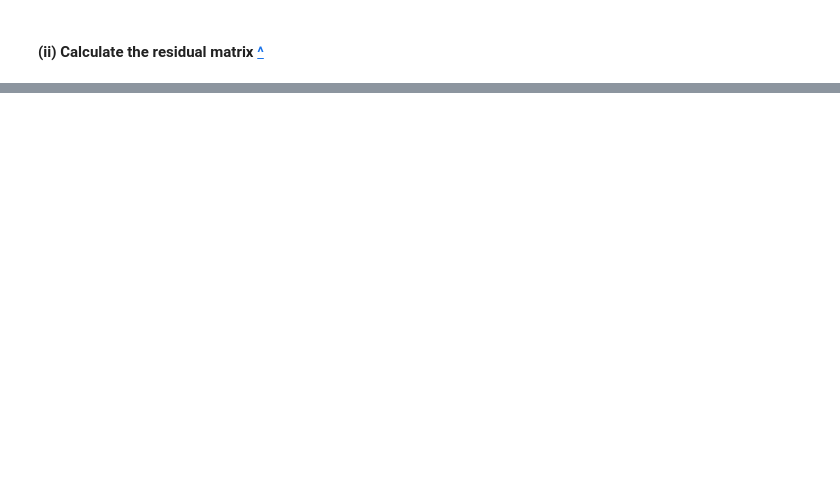
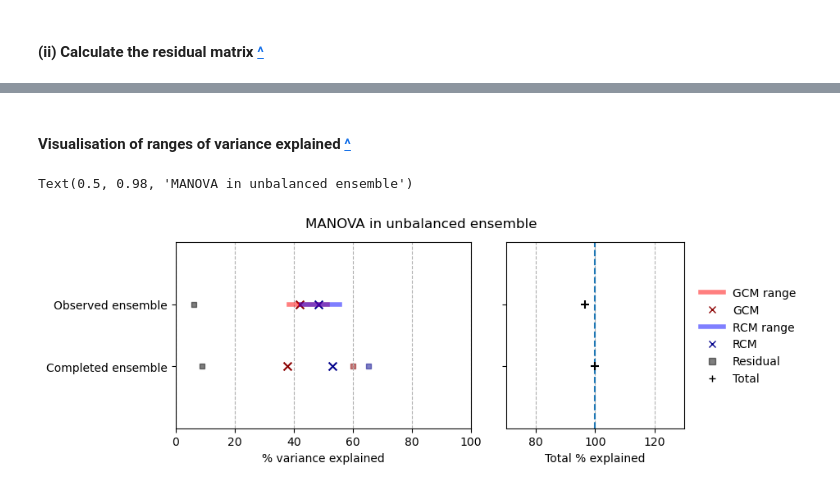
Before and after one commit to clairbarnes/EPP-MANOVA, a Jupyter notebook: EPP-example-code.ipynb, the cells around one changed output, grey strips where cells are left out. Cells and saved outputs as stored; diff of their text form; code cells hidden in the pictures; blank space fills up the shorter version.

```diff
--- a/EPP-example-code.ipynb
+++ b/EPP-example-code.ipynb
@@ -181,13 +270,0 @@ plt.suptitle("EPPs of residuals", y = 1.1, fontweight = "bold")
-# %%
-# estimate 'complete' SSCPs using reweighted fitted effects & residuals
-T_G2 = R * alpha_hat.transpose() @ alpha_hat
-T_R2 = G * beta_hat.transpose() @ beta_hat
-T_E2 = (R-1) * (G-1) * (model2_res.transpose() @ model2_res) / (n - R - G - 1)
-T_2 = T_G2 + T_R2 + T_E2
-
-# reshape all estimated SSCPs to maps
-T_2, T_G2, T_R2, T_E2 = [reshape_to_map(np.diag(T), to_map = Ybar) for T in [T_2, T_G2, T_R2, T_E2]]
-
-# get maps of contribution per grid cell & proportion of trace(T_2)
-est_ve_maps = [T / T_2 * 100 for T in [T_G2, T_R2, T_E2]]
-est_ve = ["\n("+str(int((T.sum() / T_2.sum() * 100).round().values))+"%)" for T in [T_G2, T_R2, T_E2]]
@@ -216,0 +347,60 @@ plt.suptitle("Figure 3: Estimated decomposition of variation in the EuroCORDEX e
+# %%
+#~~~~~~~~~~~~~~~~~~~~~~~~~~~~~~~~~~~~~~~~~~~~~~~~~~~~~~~~~~~~~~~~~~~~~~~~~~~~~~~~~~
+# optional: estimated variance explained by models 1a and 1b in the completed ensemble
+ah_1a = alphahat_1a.stack(s = ("projection_y_coordinate", "projection_x_coordinate")).dropna("s", "any").values
+bh_1b = betahat_1b.stack(s = ("projection_y_coordinate", "projection_x_coordinate")).dropna("s", "any").values
+# %% [markdown]
+<a id='plot-range-of-varexp'></a>
+#### **Visualisation of ranges of variance explained** [^](#top)
+# %%
+# plot of proportion of variance explained
+
+fig, axs = plt.subplots(ncols = 2, figsize = (8,3), dpi = 100, facecolor = "w", sharey = True, gridspec_kw = {'width_ratios' : [1, 0.6]})
+plt.subplots_adjust(wspace = 0.15)
+axs[0].grid(axis = "x", ls = "--", zorder = -99); axs[1].grid(axis = "x", ls = "--")
+
+#~~~~~~~~~~~~~~~~~~~~~~~~~~
+
+axs[0].plot((obs_ve["T_Ga"], obs_ve["T_Gb"]), (0,0), lw = 4, color = "red", alpha = 0.5)
+axs[0].plot((obs_ve["T_Ra"], obs_ve["T_Rb"]), (0,0), lw = 4, color = "blue", alpha = 0.5)
+axs[0].scatter(obs_ve["T_G2"], 0, color = "darkred", marker = "x", s = 50)
+axs[0].scatter(obs_ve["T_R2"], 0, color = "darkblue", marker = "x", s = 50)
+axs[0].scatter(obs_ve["T_res"], 0, marker = "s", s = 20, color = "black", alpha = 0.5)
+axs[0].scatter(est_ve["Tc_G2"], -1, color = "darkred", marker = "x", s = 50)
+axs[0].scatter(est_ve["Tc_R2"], -1, color = "darkblue", marker = "x", s = 50)
+axs[0].scatter(est_ve["Tc_res"], -1, marker = "s", s = 20, color = "black", alpha = 0.5)
+
+axs[0].scatter(R * np.trace(ah_1a.transpose() @ ah_1a) / np.trace(Tc) * 100, -1, marker = "s", s = 20, color = "darkred", alpha = 0.5)
+axs[0].scatter(G * np.trace(bh_1b.transpose() @ bh_1b) / np.trace(Tc) * 100, -1, marker = "s", s = 20, color = "darkblue", alpha = 0.5)
+
+axs[0].set_ylim(-2,1); axs[0].set_yticks([0,-1]); axs[0].set_yticklabels(["Observed ensemble", "Completed ensemble"])
+axs[0].set_xlim(0,100,10)
+
+#~~~~~~~~~~~~~~~~~~~~~~~~~~
+
+axs[1].scatter(sum([obs_ve[v] for v in ["T_G2", "T_R2", "T_res"]]), 0, marker = "+", s = 50, color = "black")
+axs[1].scatter(sum([est_ve[v] for v in ["Tc_G2", "Tc_R2", "Tc_res"]]), -1, marker = "+", s = 50, color = "black", zorder = 99)
+axs[1].plot((sum([obs_ve[v] for v in ["T_Ga", "T_Ra", "T_res"]]), sum([obs_ve[v] for v in ["T_Gb", "T_Rb", "T_res"]])), (0,0), lw = 4, color = "red", alpha = 0.5)
+
+axs[1].set_xlim(70,130)
+axs[1].axvline(100, ls = "--")
+
+#~~~~~~~~~~~~~~~~~~~~~~~~~~
+# add legend & axis labels
+
+legend = {"GCM range" : matplotlib.lines.Line2D([], [], lw = 4, color = "red", alpha = 0.5),
+          "GCM" : matplotlib.lines.Line2D([], [], color = "darkred", ls = "", marker = "x"),
+          "RCM range" : matplotlib.lines.Line2D([], [], lw = 4, color = "blue", alpha = 0.5),
+          "RCM" : matplotlib.lines.Line2D([], [], color = "darkblue", ls = "", marker = "x"),
+          "Residual" : matplotlib.lines.Line2D([], [], color = "black", alpha = 0.5, ls = "", marker = "s"),
+          "Total" : matplotlib.lines.Line2D([], [], color = "black", ls = "", marker = "+"),
+         }
+fig.legend(handles = legend.values(), labels = legend.keys(), edgecolor = "w", loc = 'center left', bbox_to_anchor = (0.91, 0.5))
+
+axs[0].set_xlabel("% variance explained")
+axs[1].set_xlabel("Total % explained")
+
+fig.suptitle("MANOVA in unbalanced ensemble")
+# %% [output]
+Text(0.5, 0.98, 'MANOVA in unbalanced ensemble')
+[figure, added]
```
Also changed, not shown: parts of 31 cells of this notebook, 1 other file.
